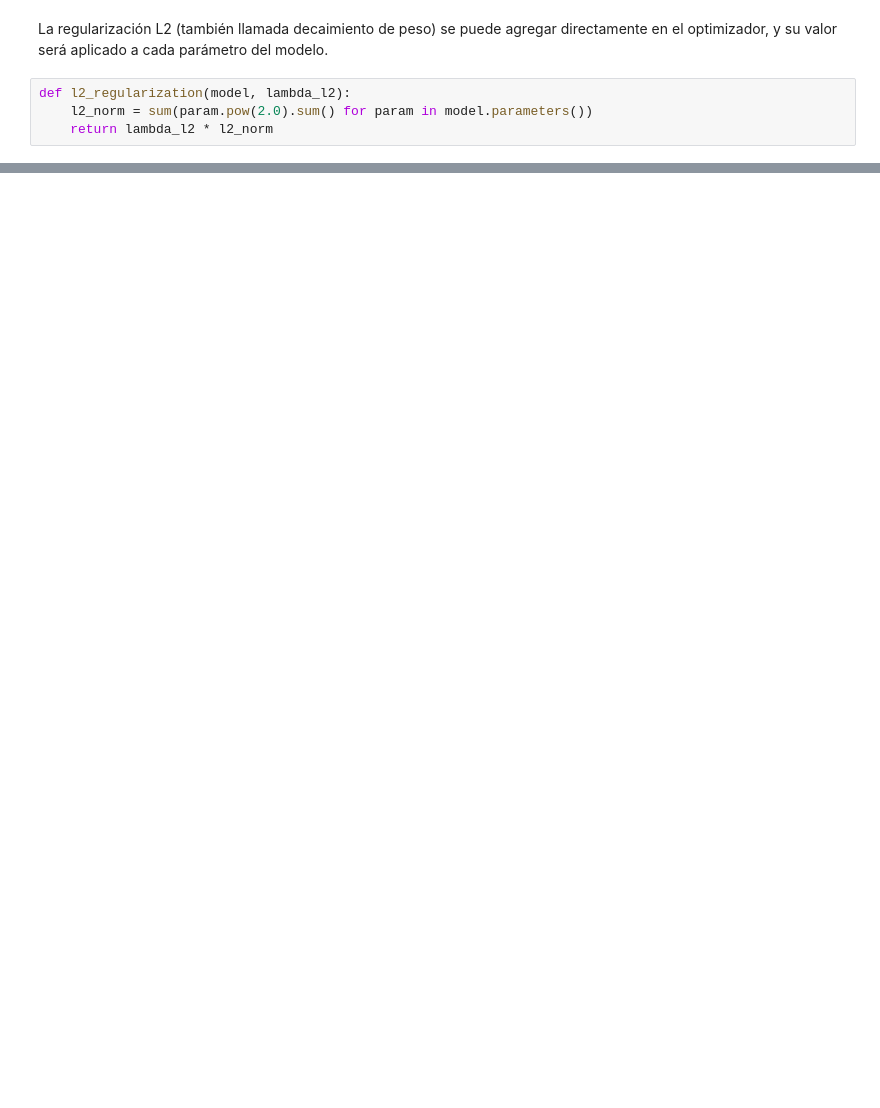
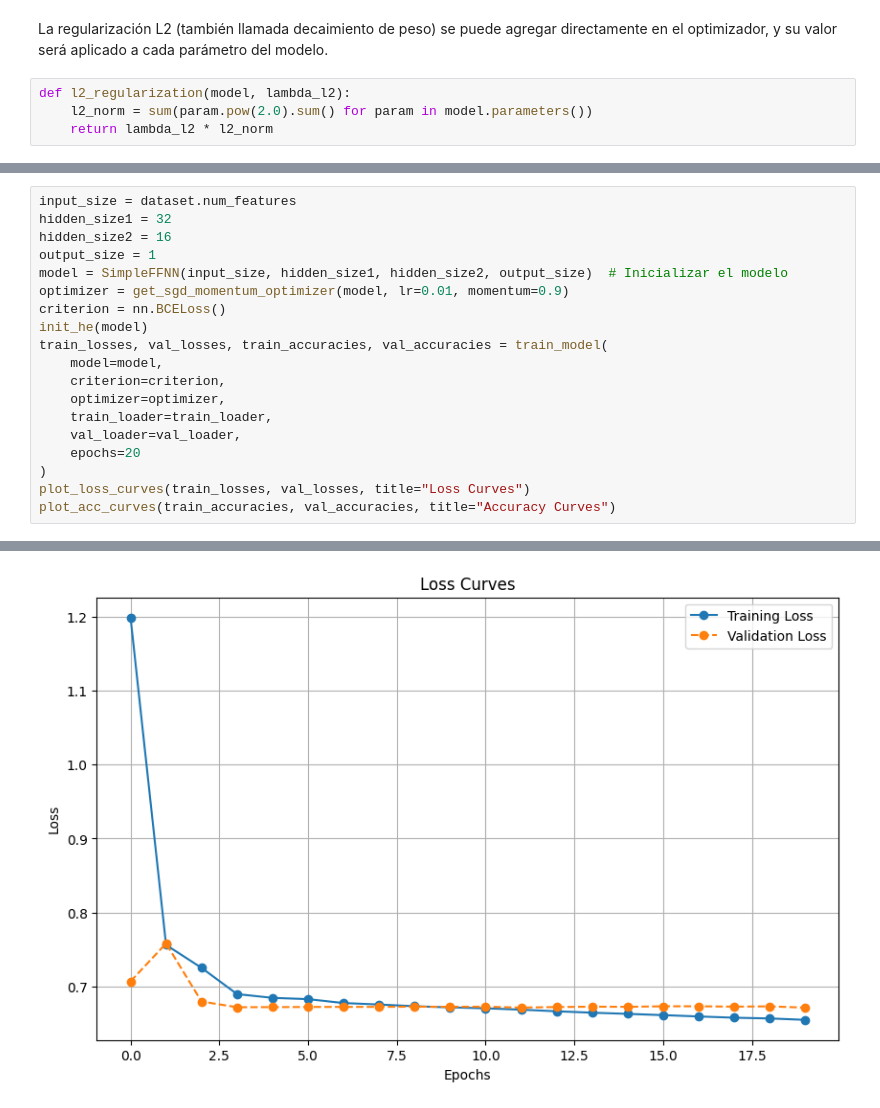
Before and after one commit to antargi/deeplearningfundamentals, a Jupyter notebook: lab1_try1.ipynb, the cells around one changed output, grey strips where cells are left out. Saved outputs shown, nothing was run; the diff lists cells and outputs as text; blank space fills up the shorter version.

```diff
--- a/lab1_try1.ipynb
+++ b/lab1_try1.ipynb
@@ -256,0 +636,20 @@ def l2_regularization(model, lambda_l2):
+# %%
+input_size = dataset.num_features
+hidden_size1 = 32
+hidden_size2 = 16
+output_size = 1
+model = SimpleFFNN(input_size, hidden_size1, hidden_size2, output_size)  # Inicializar el modelo
+optimizer = get_sgd_momentum_optimizer(model, lr=0.01, momentum=0.9)
+criterion = nn.BCELoss()
+init_he(model)
+train_losses, val_losses, train_accuracies, val_accuracies = train_model(
+    model=model,
+    criterion=criterion,
+    optimizer=optimizer,
+    train_loader=train_loader,
+    val_loader=val_loader,
+    epochs=20
+)
+plot_loss_curves(train_losses, val_losses, title="Loss Curves")
+plot_acc_curves(train_accuracies, val_accuracies, title="Accuracy Curves")
+# %% [output]
@@ -256,0 +676 @@ def l2_regularization(model, lambda_l2):
+[figure, added]
```
Also changed, not shown: parts of 78 cells of this notebook, 4 other files.
